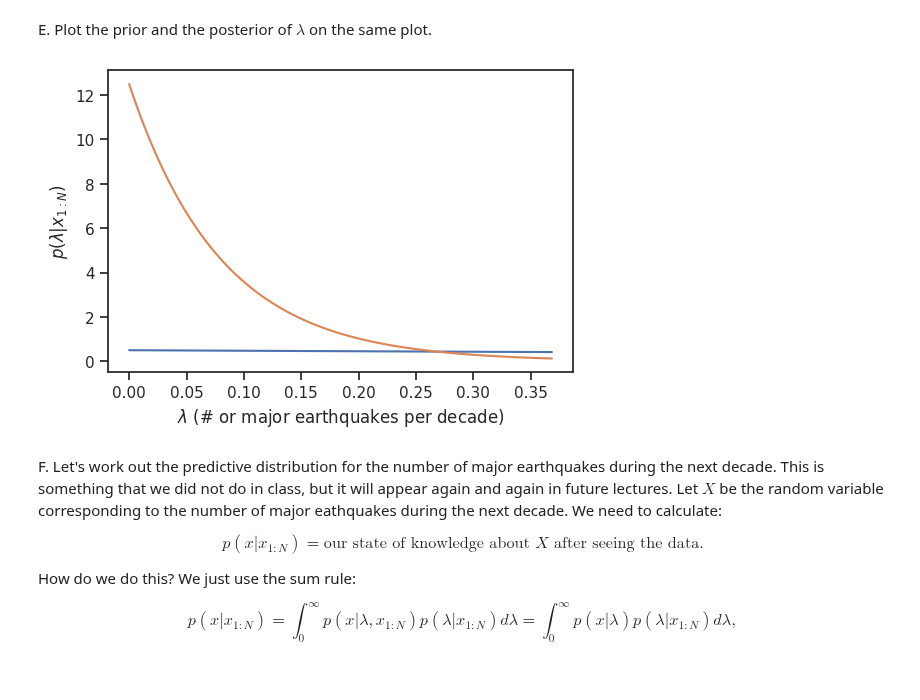
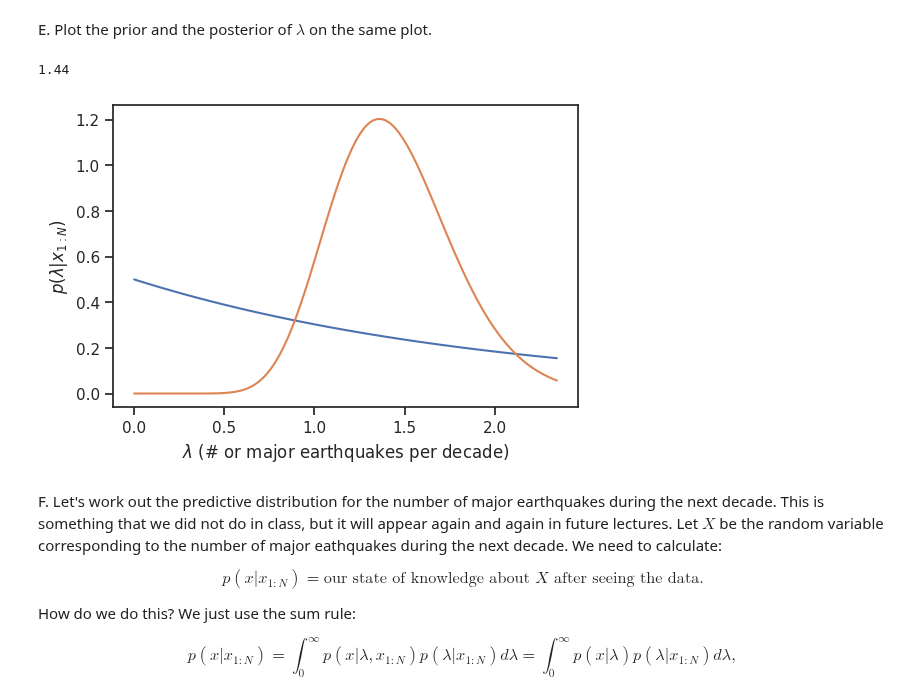
Before and after one commit to schemp98/data-analytics-se, a Jupyter notebook: lecturebook/homework/homework-03_SCC.ipynb, the cells around one changed output. Saved outputs shown, nothing was run; the diff lists cells and outputs as text; code cells hidden in the pictures.

```diff
--- a/lecturebook/homework/homework-03_SCC.ipynb
+++ b/lecturebook/homework/homework-03_SCC.ipynb
@@ -613,21 +613,24 @@ As a sanity check, look at the wikipedia page for [conjugate priors](https://en.
 E. Plot the prior and the posterior of $\lambda$ on the same plot.
 # %%
 # Your expression for alpha posterior here:
-alpha_post = 1.0
+alpha_post = eq_data.sum()
 # Your expression for beta posterior here:
 beta_post = 12.5
 # The posterior
 lambda_post = st.gamma(alpha_post, scale=1.0 / beta_post)
 
 # Plot it
 lambdas = np.linspace(0, lambda_post.ppf(0.99), 100)
 fig, ax = plt.subplots()
 ax.plot(lambdas, lambda_prior.pdf(lambdas))
 ax.plot(lambdas, lambda_post.pdf(lambdas))
 ax.set_xlabel('$\lambda$ (# or major earthquakes per decade)')
 ax.set_ylabel('$p(\lambda|x_{1:N})$');
+
+lambda_post.mean()
 # %% [output]
+1.44
-[figure, old version]
+[figure, new version]
 # %% [markdown]
 F. Let's work out the predictive distribution for the number of major earthquakes during the next decade.
 This is something that we did not do in class, but it will appear again and again in future lectures.
```
Also changed, not shown: parts of 3 cells of this notebook.
